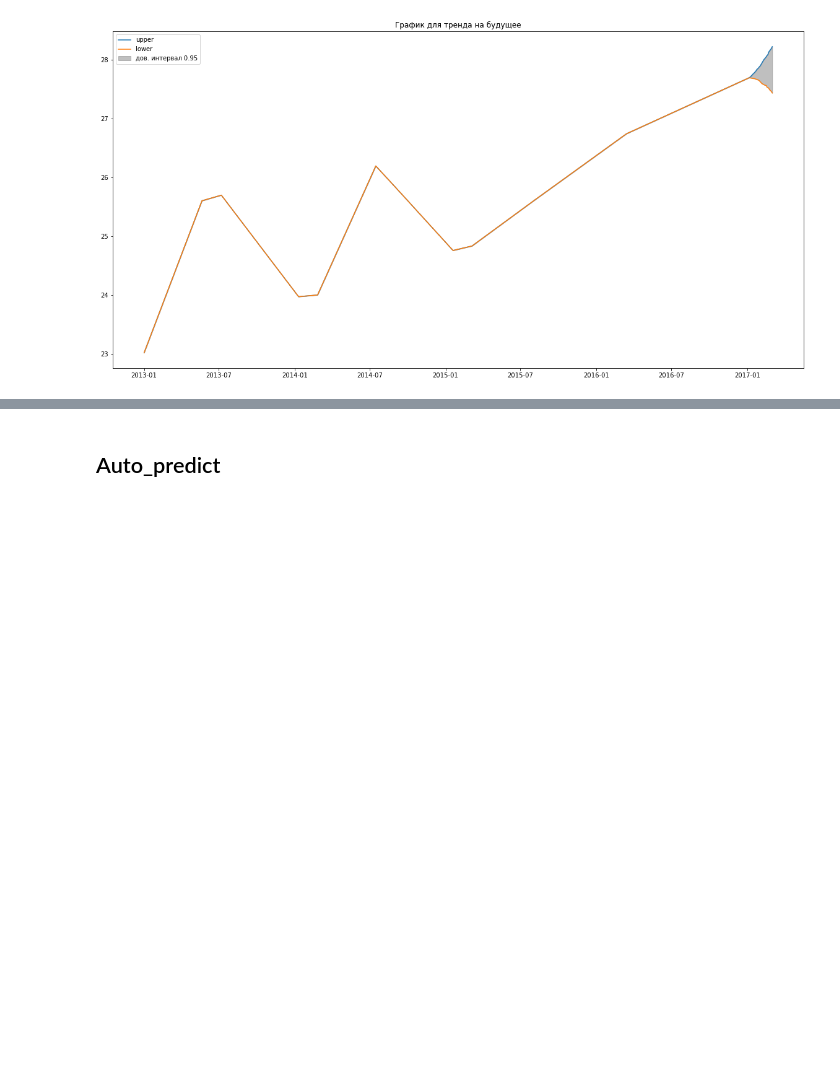
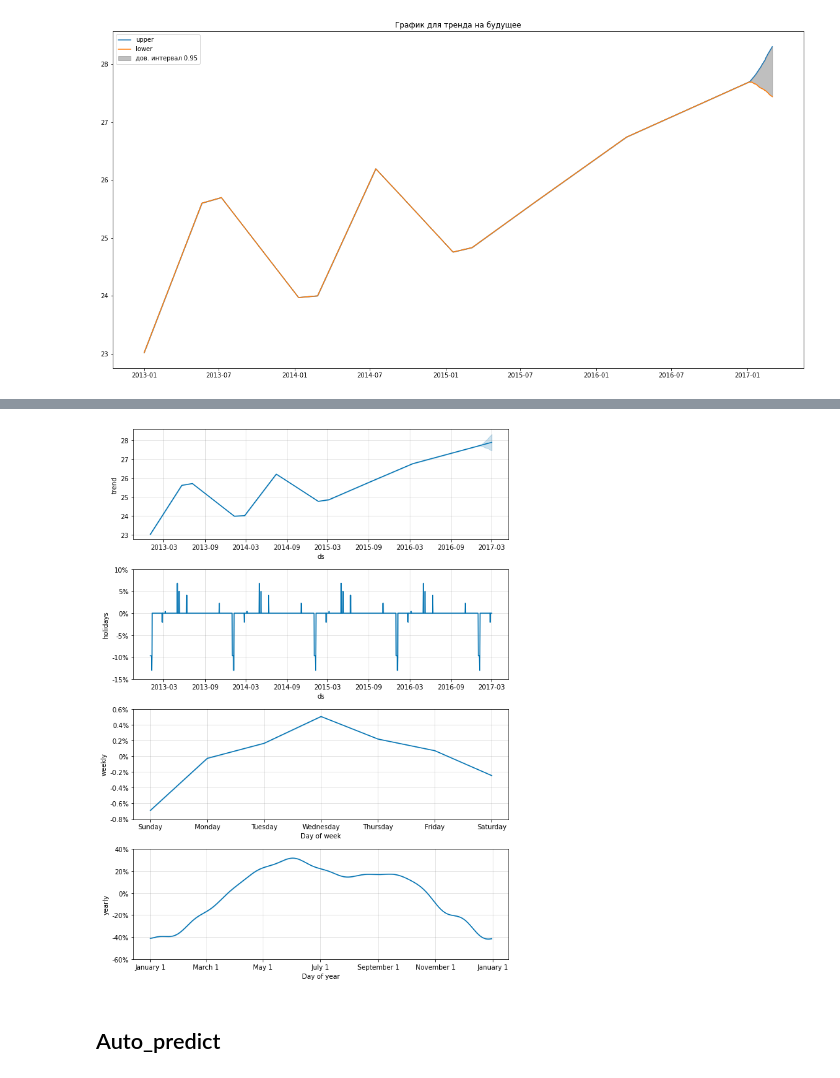
Before and after one commit to tiltedSF/timeSeries_tools, a Jupyter notebook: expml.ipynb, the cells around one changed output, grey strips where cells are left out. Cells and saved outputs as stored; diff of their text form; code cells hidden in the pictures; blank space fills up the shorter version.

```diff
--- a/expml.ipynb
+++ b/expml.ipynb
@@ -98,3 +106,7 @@ temperature_ts.draw_trend()
+# %%
+temperature_ts.plot_components()
+# %% [output]
+[figure, added]
 # %% [markdown]
 ## Auto_predict
 # %%
```
Also changed, not shown: parts of 4 cells of this notebook, 6 other files.
